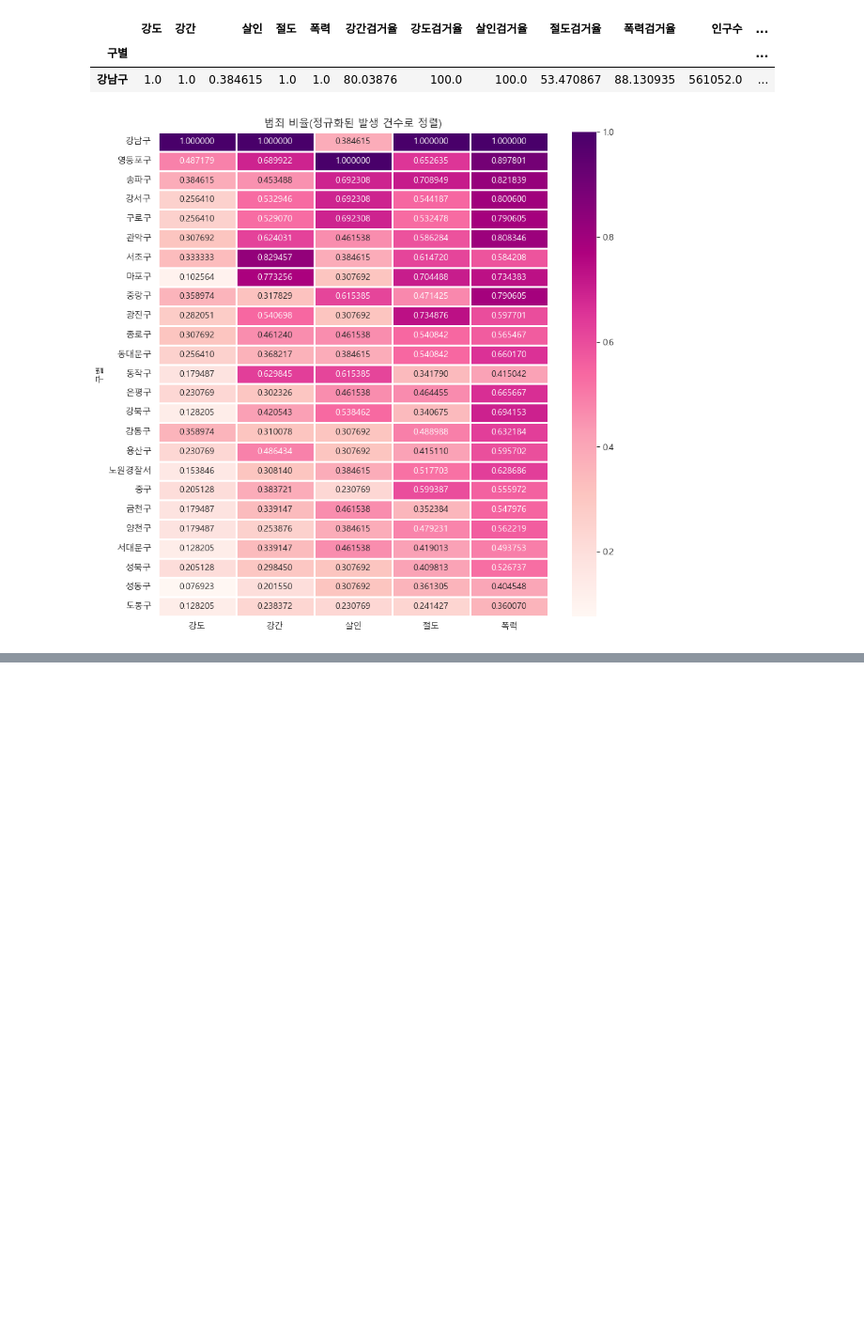
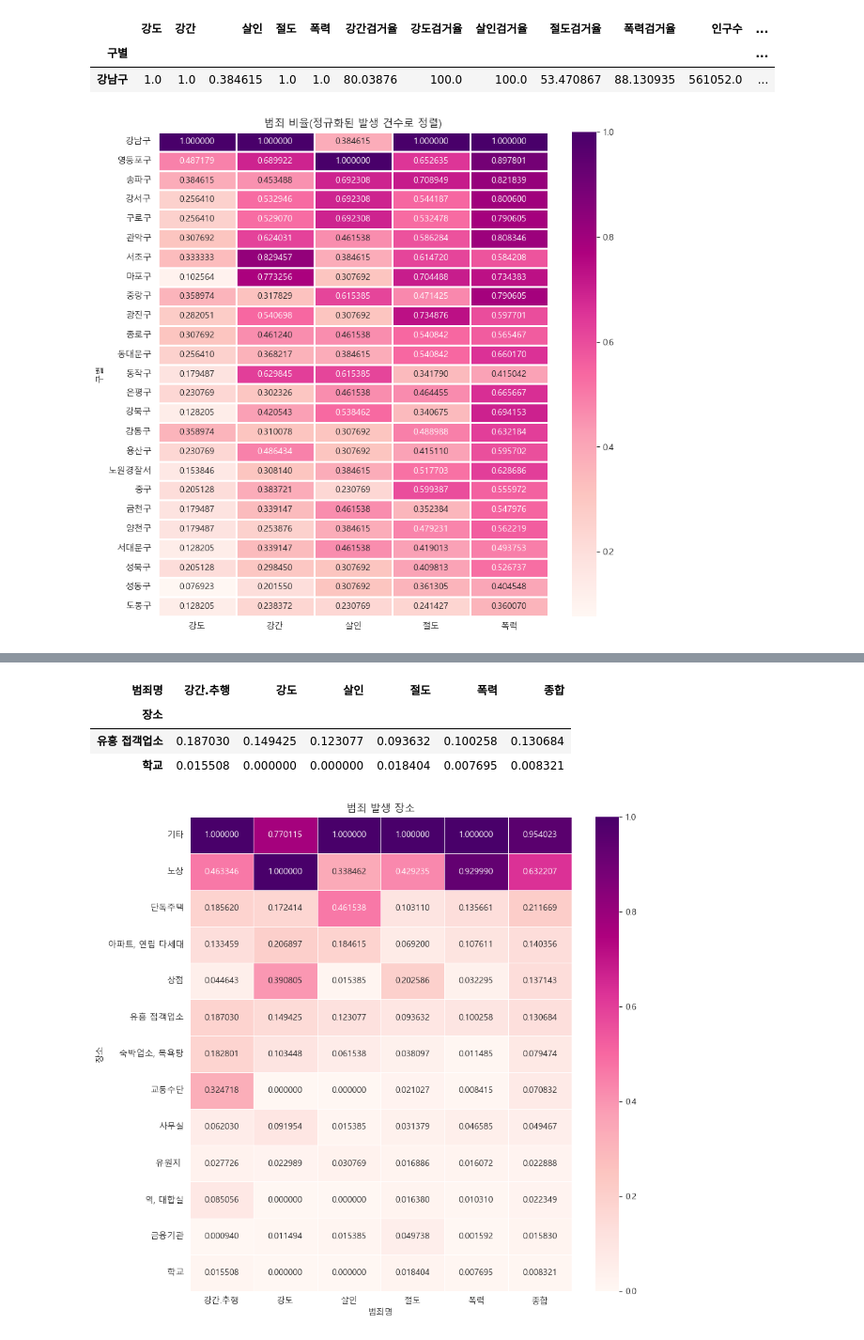
Before and after one commit to wlstmd1004v/Data_Practice, a Jupyter notebook: Seoul_Crime.ipynb, the cells around one changed output, grey strips where cells are left out. Shown at 94% size. Drawn from its saved outputs; the diff is of its cells as text; code cells hidden in the pictures; blank space fills up the shorter version.

```diff
--- a/Seoul_Crime.ipynb
+++ b/Seoul_Crime.ipynb
@@ -1121,0 +1455,6 @@ crime_anal_norm.to_csv("./Crime_data/02. crime_in_Seoul_final.csv",sep=",",encod
+# %%
+# 추가 검증
+crime_loc_raw = pd.read_csv(
+    "./Crime_data/02. crime_in_Seoul_location.csv", thousands=",", encoding="euc-kr"
+)
+crime_loc_raw.tail(2)
@@ -1121,0 +1487,6 @@ crime_anal_norm.to_csv("./Crime_data/02. crime_in_Seoul_final.csv",sep=",",encod
+# %%
+crime_loc = crime_loc_raw.pivot_table(
+    crime_loc_raw, index="장소", columns="범죄명", aggfunc=[np.sum]
+)
+crime_loc.columns = crime_loc.columns.droplevel([0,1])
+crime_loc.tail(2)
@@ -1121,0 +1498,4 @@ crime_anal_norm.to_csv("./Crime_data/02. crime_in_Seoul_final.csv",sep=",",encod
+# %%
+col = ["살인","강도","강간","절도","폭력"]
+crime_loc_norm = crime_loc / crime_loc.max() # 정규화
+crime_loc_norm.head()
@@ -1121,0 +1510,8 @@ crime_anal_norm.to_csv("./Crime_data/02. crime_in_Seoul_final.csv",sep=",",encod
+# %%
+crime_loc_norm["종합"] = np.mean(crime_loc_norm, axis=1)
+crime_loc_norm.tail(2)
+# %% [output]
+| 범죄명 | 강간.추행 | 강도 | 살인 | 절도 | 폭력 | 종합 |
+| 장소 |  |  |  |  |  |  |
+| 유흥 접객업소 | 0.187030 | 0.149425 | 0.123077 | 0.093632 | 0.100258 | 0.130684 |
+| 학교 | 0.015508 | 0.000000 | 0.000000 | 0.018404 | 0.007695 | 0.008321 |
@@ -1121,0 +1525,17 @@ crime_anal_norm.to_csv("./Crime_data/02. crime_in_Seoul_final.csv",sep=",",encod
+# %%
+crime_loc_norm_sort = crime_loc_norm.sort_values("종합", ascending=False) # 내림차순
+
+def drawGraph():
+    plt.figure(figsize=(10,10))
+    sns.heatmap(
+        crime_loc_norm_sort,
+        annot=True,
+        fmt="f",
+        linewidths=0.5,
+        cmap="RdPu"
+    )
+    plt.title("범죄 발생 장소")
+    plt.show()
+drawGraph()
+# %% [output]
+[figure, added]
```
Also changed, not shown: parts of 33 cells of this notebook.
